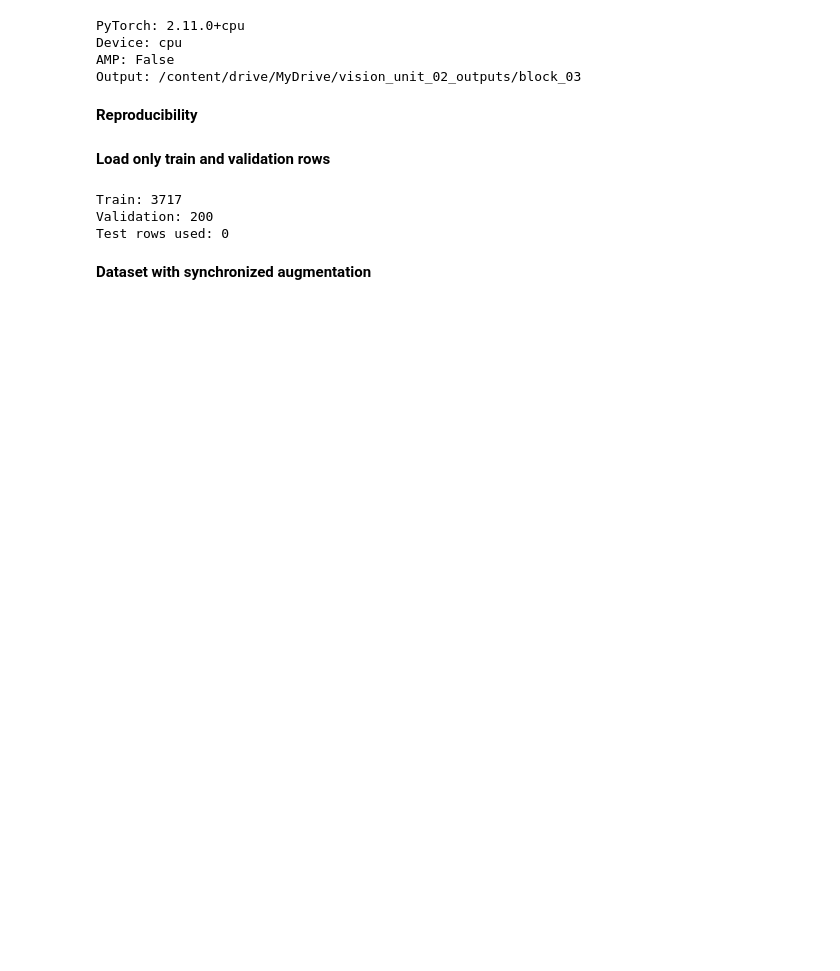
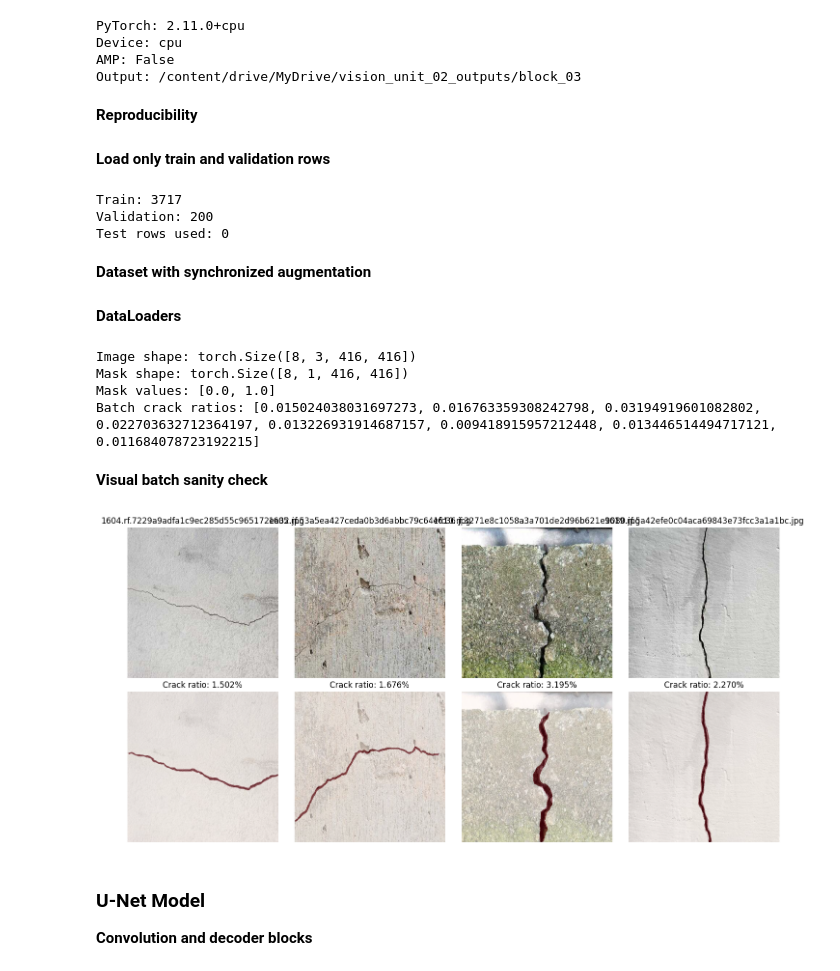
Before and after one commit to mdmohsin212/modern-vision-multimodal-lab, a Jupyter notebook: Vision/02_segmentation/unet_semantic_segmentation.ipynb, the cells around one changed output. Saved outputs shown, nothing was run; the diff lists cells and outputs as text; code cells hidden in the pictures; blank space fills up the shorter version.

Commit message:
Convolution and decoder blocks

```diff
--- a/Vision/02_segmentation/unet_semantic_segmentation.ipynb
+++ b/Vision/02_segmentation/unet_semantic_segmentation.ipynb
@@ -169,8 +169,8 @@ class CrackSemanticDataset(Dataset):
 
         mask_path = self.mask_root / split_name / relative_image.with_suffix(".png")
 
-        image = cv2.imread(str(image_path, cv2.IMREAD_COLOR))
-        mask = cv2.imread(str(mask_path, cv2.IMREAD_GRAYSCALE))
+        image = cv2.imread(str(image_path), cv2.IMREAD_COLOR)
+        mask = cv2.imread(str(mask_path), cv2.IMREAD_GRAYSCALE)
 
         if image is None:
             raise FileNotFoundError(image_path)
@@ -203,3 +203,5 @@ class CrackSemanticDataset(Dataset):
             "relative_image": str(relative_image),
             "crack_ratio": float(row["crack_ratio"]),
         }
+# %% [markdown]
+**DataLoaders**
@@ -205,0 +254,65 @@ class CrackSemanticDataset(Dataset):
+# %%
+train_dataset, val_dataset, train_loader, val_loader = make_loaders(SEED)
+# %%
+validation_batch = next(iter(val_loader))
+
+images = validation_batch["image"]
+masks = validation_batch["mask"]
+
+print("Image shape:", images.shape)
+print("Mask shape:", masks.shape)
+print("Mask values:", torch.unique(masks).tolist())
+print("Batch crack ratios:", masks.mean(dim=(1, 2, 3)).tolist())
+# %% [output]
+Image shape: torch.Size([8, 3, 416, 416])
+Mask shape: torch.Size([8, 1, 416, 416])
+Mask values: [0.0, 1.0]
+Batch crack ratios: [0.015024038031697273, 0.016763359308242798, 0.03194919601082802, 0.022703632712364197, 0.013226931914687157, 0.009418915957212448, 0.013446514494717121, 0.011684078723192215]
+# %% [markdown]
+**Visual batch sanity check**
+# %%
+def denormalize_image(image_tensor):
+    image = image_tensor.permute(1, 2, 0).cpu().numpy()
+    image = image * IMAGENET_STD + IMAGENET_MEAN
+
+    return np.clip(image, 0.0, 1.0)
+
+
+figure, axes = plt.subplots(2, 4, figsize=(14, 7))
+
+for index in range(4):
+    image = denormalize_image(images[index])
+    mask = masks[index, 0].cpu().numpy()
+
+    axes[0, index].imshow(image)
+    axes[0, index].set_title(
+        validation_batch["relative_image"][index]
+    )
+
+    axes[1, index].imshow(image)
+    axes[1, index].imshow(
+        mask,
+        cmap="Reds",
+        alpha=0.55,
+        vmin=0,
+        vmax=1,
+    )
+
+    axes[1, index].set_title(
+        f"Crack ratio: "
+        f"{mask.mean():.3%}"
+    )
+
+    for row in range(2):
+        axes[row, index].axis("off")
+
+plt.tight_layout()
+sanity_figure_path = (OUTPUT_ROOT / "block_03a_batch_sanity.png")
+plt.savefig(sanity_figure_path, dpi=180, bbox_inches="tight",)
+plt.show()
+# %% [output]
+[figure, added]
+# %% [markdown]
+### U-Net Model
+
+**Convolution and decoder blocks**
```
Also changed, not shown: parts of 2 cells of this notebook, 1 other file.
